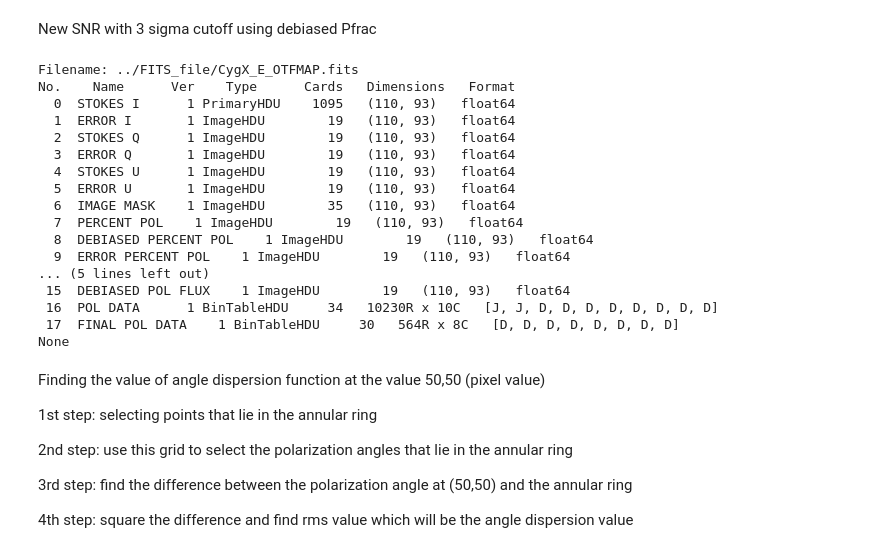
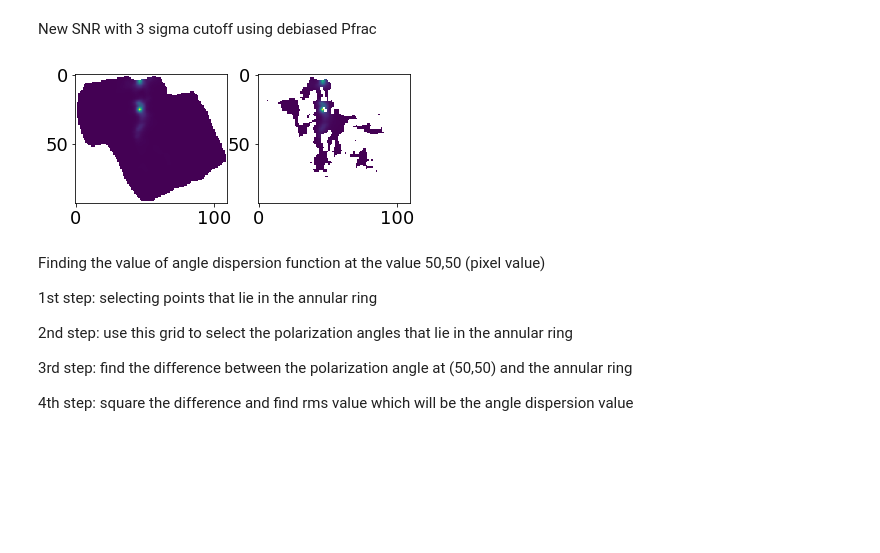
Before and after one commit to Siddharth3-14/Internship-MIT, a Jupyter notebook: angle_dispersion_funtion.ipynb, the cells around one changed output. Cells and saved outputs as stored; diff of their text form; code cells hidden in the pictures; blank space fills up the shorter version.

```diff
--- a/angle_dispersion_funtion.ipynb
+++ b/angle_dispersion_funtion.ipynb
@@ -115,56 +115,47 @@ New SNR with 3 sigma cutoff using debiased Pfrac
 ########## importing and testing the file
 FITS1 = '../FITS_file/CygX_E_OTFMAP.fits'
 hdul = fits.open(FITS1)
-print(hdul.info())
+# print(hdul.info())
 MapStokesI = hdul[0]
 MapStokesQ = hdul[2]
 MapStokesU = hdul[4]
 MapDebPol = hdul[8]
 MapDebPolError = hdul[9]
 MapPolAngle = hdul[11]
 MapPolFlux = hdul[13]
 MapPolFluxError = hdul[14]
 
 
 MapPolSNR = MapDebPol.copy()
 BlankedMapPol = MapDebPol.copy()
 BlankedMapPolAngle = MapPolAngle.copy()
 BlankedMapStokesI = MapStokesI.copy()
 BlankedMapStokesQ = MapStokesQ.copy()
 BlankedMapStokesU = MapStokesU.copy()
 
 ######## taking points only with singal to noise ratio more than 2
 MapPolSNR.data[:] = np.nan
 MapPolSNR.data = MapDebPol.data/MapDebPolError.data
 Selector = (MapPolSNR.data < 3)
 
 BlankedMapPol.data[Selector] = np.nan
 BlankedMapPolAngle.data[Selector] = np.nan
 BlankedMapStokesI.data[Selector] = np.nan
 BlankedMapStokesQ.data[Selector] = np.nan
 BlankedMapStokesU.data[Selector] = np.nan
 
 ############## generating the RA and DEC mesh
 DEC_grid,RA_grid = generate_RA_DEC_mesh(hdul[0])
 seperation = MapPolAngle.copy()
+
+plt.figure()
+ax1 = plt.subplot(121)
+ax2 = plt.subplot(122)
+ax2.imshow(BlankedMapStokesI.data)
+ax1.imshow(MapStokesI.data)
+plt.show()
 # %% [output]
-Filename: ../FITS_file/CygX_E_OTFMAP.fits
-No.    Name      Ver    Type      Cards   Dimensions   Format
-  0  STOKES I      1 PrimaryHDU    1095   (110, 93)   float64
-  1  ERROR I       1 ImageHDU        19   (110, 93)   float64
-  2  STOKES Q      1 ImageHDU        19   (110, 93)   float64
-  3  ERROR Q       1 ImageHDU        19   (110, 93)   float64
-  4  STOKES U      1 ImageHDU        19   (110, 93)   float64
-  5  ERROR U       1 ImageHDU        19   (110, 93)   float64
-  6  IMAGE MASK    1 ImageHDU        35   (110, 93)   float64
-  7  PERCENT POL    1 ImageHDU        19   (110, 93)   float64
-  8  DEBIASED PERCENT POL    1 ImageHDU        19   (110, 93)   float64
-  9  ERROR PERCENT POL    1 ImageHDU        19   (110, 93)   float64
-... (5 lines left out)
- 15  DEBIASED POL FLUX    1 ImageHDU        19   (110, 93)   float64
- 16  POL DATA      1 BinTableHDU     34   10230R x 10C   [J, J, D, D, D, D, D, D, D, D]
- 17  FINAL POL DATA    1 BinTableHDU     30   564R x 8C   [D, D, D, D, D, D, D, D]
-None
+[figure, added]
 # %% [markdown]
 Finding the value of angle dispersion function at the value 50,50 (pixel value)
 
```
Also changed, not shown: parts of 14 cells of this notebook, 1 other file.
